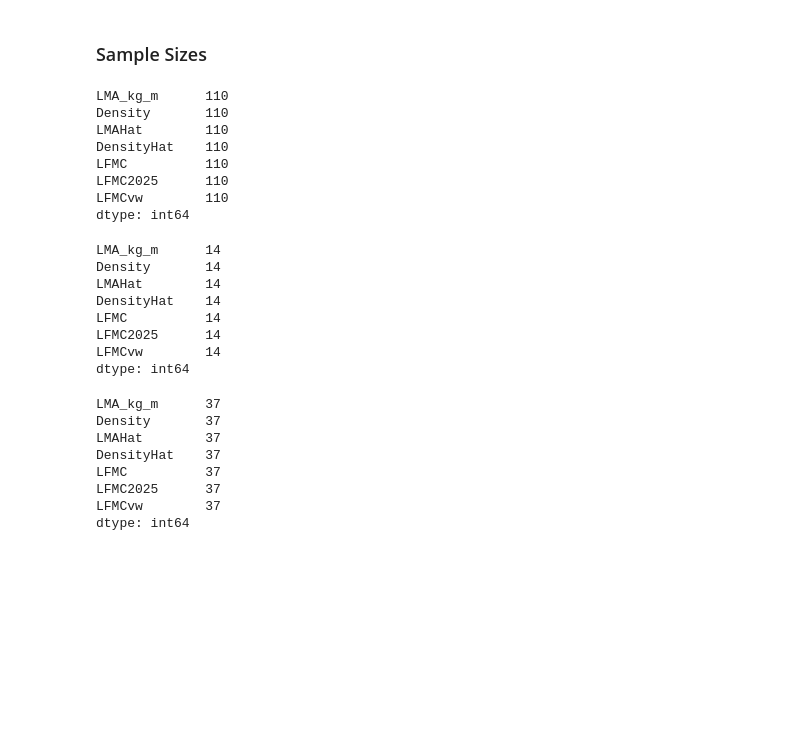
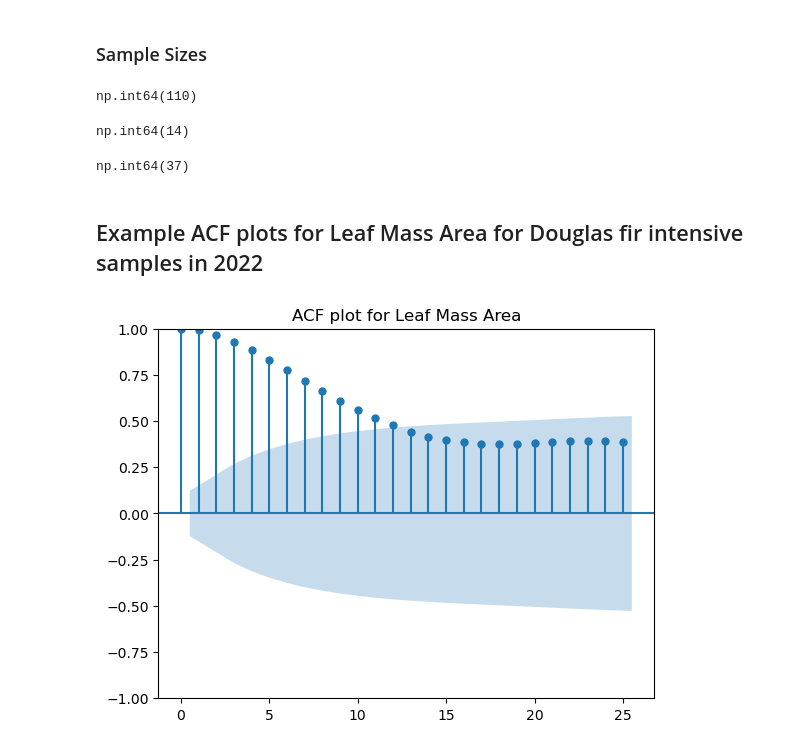
Before and after one commit to firelab/MechanisticFoliarDensityModel, a Jupyter notebook: Density_LMA_Model_ECOMOD-26-111.ipynb, the cells around one changed output. Cells and saved outputs as stored; diff of their text form; code cells hidden in the pictures; blank space fills up the shorter version.

```diff
--- a/Density_LMA_Model_ECOMOD-26-111.ipynb
+++ b/Density_LMA_Model_ECOMOD-26-111.ipynb
@@ -1784,39 +1786,34 @@ fig.savefig("Figures/LFMC_PSME.png", bbox_inches="tight")
 # %%
 variables = ["LMA_kg_m", "Density", "LMAHat", "DensityHat", "LFMC", "LFMC2025", "LFMCvw"]
 
-df_con_all[variables].count()
+df_con_all[variables].count()[0]
 # %% [output]
-LMA_kg_m      110
-Density       110
-LMAHat        110
-DensityHat    110
-LFMC          110
-LFMC2025      110
-LFMCvw        110
-dtype: int64
+np.int64(110)
 # %%
 variables = ["LMA_kg_m", "Density", "LMAHat", "DensityHat", "LFMC", "LFMC2025", "LFMCvw"]
 
-df_new[variables].count()
+df_new[variables].count()[0]
 # %% [output]
-LMA_kg_m      14
-Density       14
-LMAHat        14
-DensityHat    14
-LFMC          14
-LFMC2025      14
-LFMCvw        14
-dtype: int64
+np.int64(14)
 # %%
 variables = ["LMA_kg_m", "Density", "LMAHat", "DensityHat", "LFMC", "LFMC2025", "LFMCvw"]
 
-df_old[variables].count()
+df_old[variables].count()[0]
 # %% [output]
-LMA_kg_m      37
-Density       37
-LMAHat        37
-DensityHat    37
-LFMC          37
-LFMC2025      37
-LFMCvw        37
-dtype: int64
+np.int64(37)
+# %% [markdown]
+## Example ACF plots for Leaf Mass Area for Douglas fir intensive samples in 2022
+# %%
+# 1. Resample to a regular frequency (e.g., Daily)
+df_regular = df_2022_rs.resample('D').LMA_kg_m.mean()
+
+# 2. Fill gaps (Linear interpolation is often better for ACF than filling with 0)
+df_filled = df_regular.interpolate(method='linear')
+
+# 3. Plot the ACF
+
+plot_acf(df_filled.dropna())
+plt.title("ACF plot for Leaf Mass Area")
+plt.show()
+# %% [output]
+[figure, added]
```
Also changed, not shown: parts of 42 cells of this notebook.
